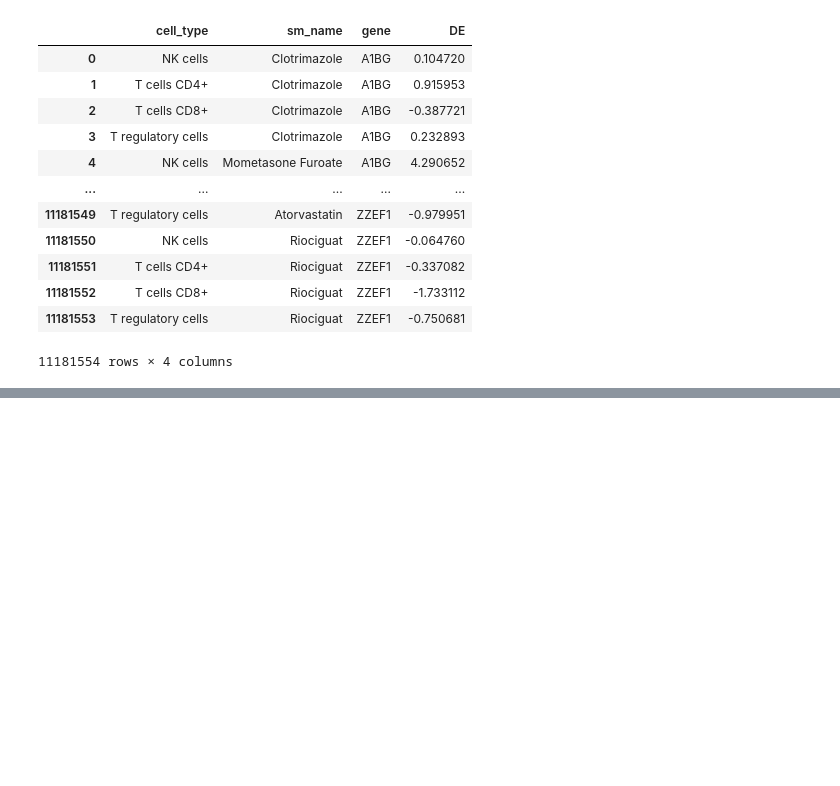
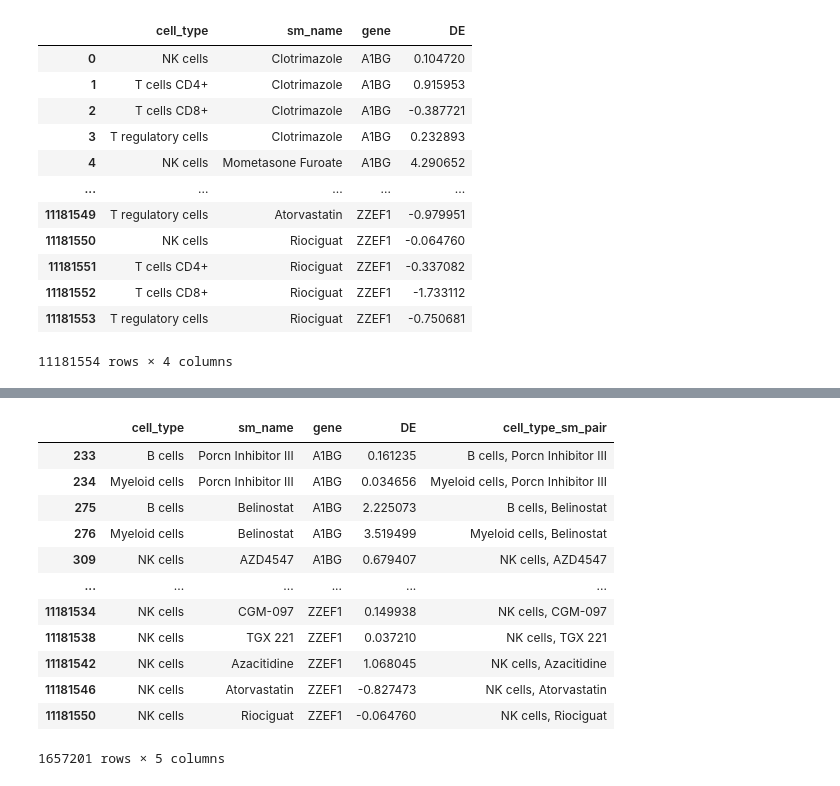
Before and after one commit to HarveyBrezinaConniffe/FinalYearProject, a Jupyter notebook: Notebooks/Baselines.ipynb, the cells around one changed output, grey strips where cells are left out. Drawn from its saved outputs; the diff is of its cells as text; code cells hidden in the pictures; blank space fills up the shorter version.

```diff
--- a/Notebooks/Baselines.ipynb
+++ b/Notebooks/Baselines.ipynb
@@ -63,0 +58,6 @@ sm_names_by_cell_type
+# %%
+# Create testing combinations
+testing_combinations = {}
+testing_combinations["B cells"] = b_cell_test
+testing_combinations["Myeloid cells"] = myeloid_cell_test
+testing_combinations["NK cells"] = nk_cell_test
@@ -100,0 +200,17 @@ cell_sm_gene_tuples
+# %%
+testing_tuples = cell_sm_gene_tuples[cell_sm_gene_tuples["cell_type_sm_pair"].isin(testing_pairs)]
+testing_tuples
+# %% [output]
+|  | cell_type | sm_name | gene | DE | cell_type_sm_pair |
+| 233 | B cells | Porcn Inhibitor III | A1BG | 0.161235 | B cells, Porcn Inhibitor III |
+| 234 | Myeloid cells | Porcn Inhibitor III | A1BG | 0.034656 | Myeloid cells, Porcn Inhibitor III |
+| 275 | B cells | Belinostat | A1BG | 2.225073 | B cells, Belinostat |
+| 276 | Myeloid cells | Belinostat | A1BG | 3.519499 | Myeloid cells, Belinostat |
+| 309 | NK cells | AZD4547 | A1BG | 0.679407 | NK cells, AZD4547 |
+| ... | ... | ... | ... | ... | ... |
+| 11181534 | NK cells | CGM-097 | ZZEF1 | 0.149938 | NK cells, CGM-097 |
+| 11181538 | NK cells | TGX 221 | ZZEF1 | 0.037210 | NK cells, TGX 221 |
+| 11181542 | NK cells | Azacitidine | ZZEF1 | 1.068045 | NK cells, Azacitidine |
+| 11181546 | NK cells | Atorvastatin | ZZEF1 | -0.827473 | NK cells, Atorvastatin |
+| 11181550 | NK cells | Riociguat | ZZEF1 | -0.064760 | NK cells, Riociguat |
+1657201 rows × 5 columns
```
Also changed, not shown: parts of 17 cells of this notebook.
